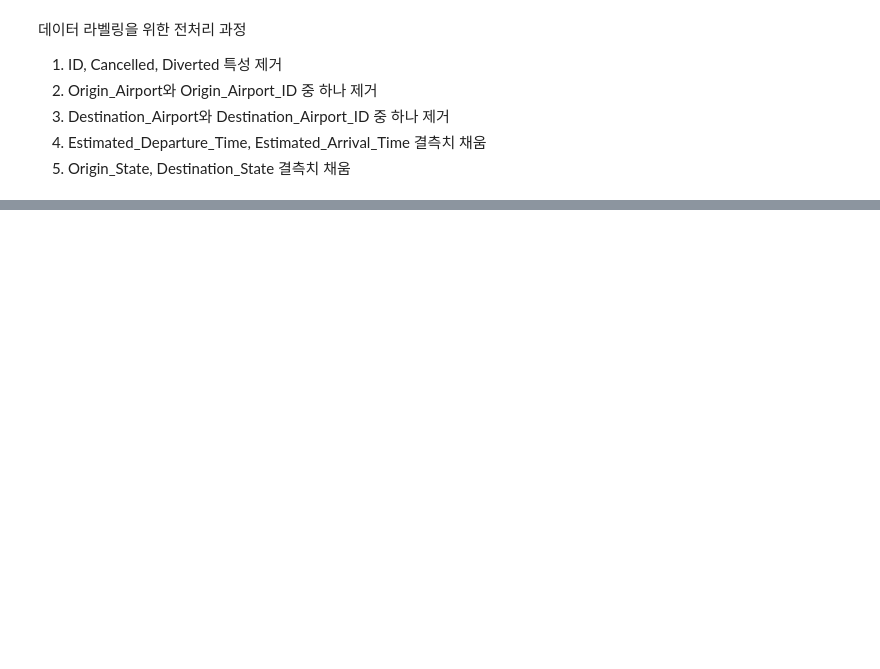
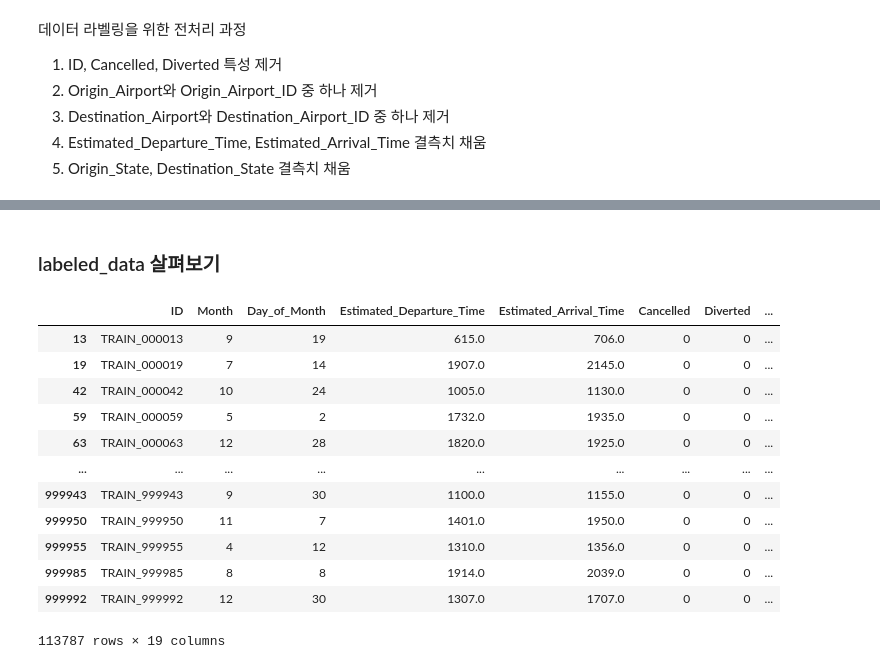
Before and after one commit to ParkGyuho/dacon_flight, a Jupyter notebook: 01.EDA.ipynb, the cells around one changed output, grey strips where cells are left out. Cells and saved outputs as stored; diff of their text form; code cells hidden in the pictures; blank space fills up the shorter version.

```diff
--- a/01.EDA.ipynb
+++ b/01.EDA.ipynb
@@ -152,0 +249,18 @@ True
+# %% [markdown]
+### labeled_data 살펴보기
+# %%
+train.dropna()
+# %% [output]
+|  | ID | Month | Day_of_Month | Estimated_Departure_Time | Estimated_Arrival_Time | Cancelled | Diverted | ... |
+| 13 | TRAIN_000013 | 9 | 19 | 615.0 | 706.0 | 0 | 0 | ... |
+| 19 | TRAIN_000019 | 7 | 14 | 1907.0 | 2145.0 | 0 | 0 | ... |
+| 42 | TRAIN_000042 | 10 | 24 | 1005.0 | 1130.0 | 0 | 0 | ... |
+| 59 | TRAIN_000059 | 5 | 2 | 1732.0 | 1935.0 | 0 | 0 | ... |
+| 63 | TRAIN_000063 | 12 | 28 | 1820.0 | 1925.0 | 0 | 0 | ... |
+| ... | ... | ... | ... | ... | ... | ... | ... | ... |
+| 999943 | TRAIN_999943 | 9 | 30 | 1100.0 | 1155.0 | 0 | 0 | ... |
+| 999950 | TRAIN_999950 | 11 | 7 | 1401.0 | 1950.0 | 0 | 0 | ... |
+| 999955 | TRAIN_999955 | 4 | 12 | 1310.0 | 1356.0 | 0 | 0 | ... |
+| 999985 | TRAIN_999985 | 8 | 8 | 1914.0 | 2039.0 | 0 | 0 | ... |
+| 999992 | TRAIN_999992 | 12 | 30 | 1307.0 | 1707.0 | 0 | 0 | ... |
+113787 rows × 19 columns
```
Also changed, not shown: parts of 10 cells of this notebook.
